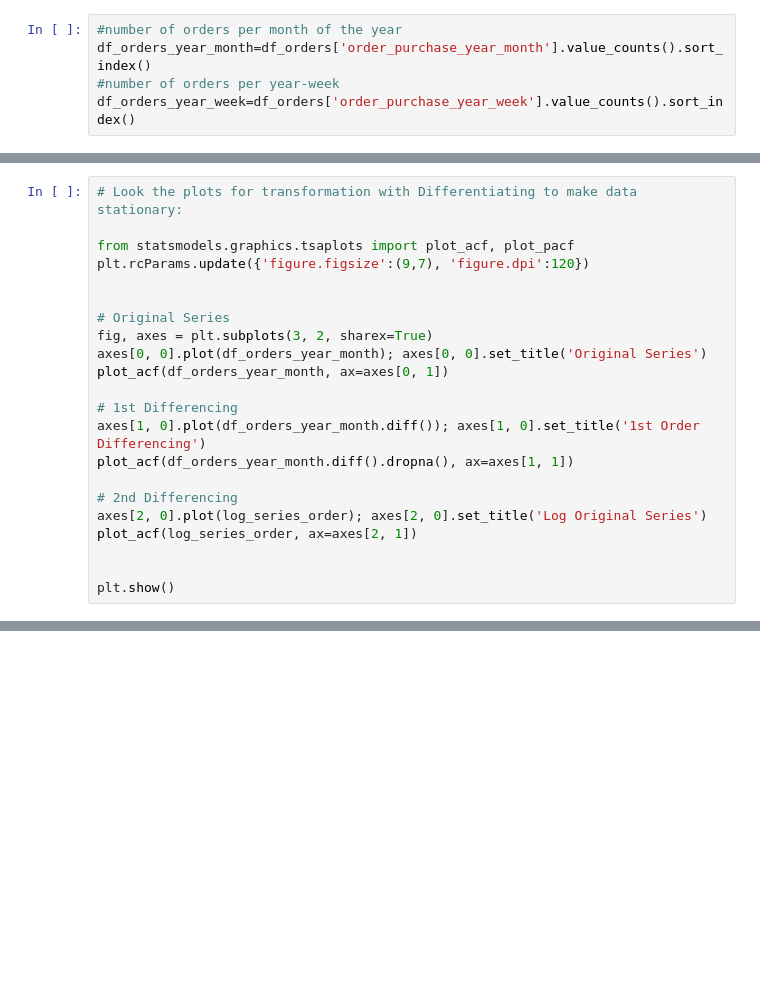
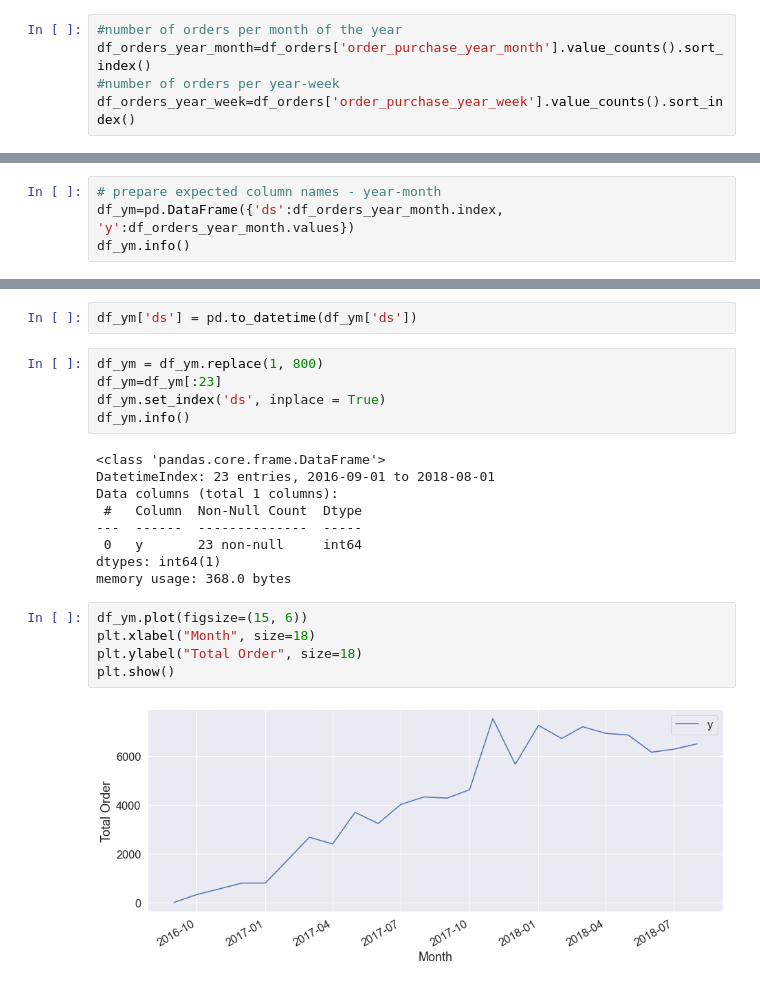
Before and after one commit to matusalemcassim/stack-labs, a Jupyter notebook: OLIST (1).ipynb, the cells around one changed output, grey strips where cells are left out. Saved outputs shown, nothing was run; the diff lists cells and outputs as text; blank space fills up the shorter version.

```diff
--- a/OLIST (1).ipynb
+++ b/OLIST (1).ipynb
@@ -932,22 +626,0 @@ Clearly, the best option regarding this dataset is to apply log tansformation an
-# %%
-# Look the plots for transformation with Differentiating to make data stationary:
-
-from statsmodels.graphics.tsaplots import plot_acf, plot_pacf
-plt.rcParams.update({'figure.figsize':(9,7), 'figure.dpi':120})
-
-
-# Original Series
-fig, axes = plt.subplots(3, 2, sharex=True)
-axes[0, 0].plot(df_orders_year_month); axes[0, 0].set_title('Original Series')
-plot_acf(df_orders_year_month, ax=axes[0, 1])
-
-# 1st Differencing
-axes[1, 0].plot(df_orders_year_month.diff()); axes[1, 0].set_title('1st Order Differencing')
-plot_acf(df_orders_year_month.diff().dropna(), ax=axes[1, 1])
-
-# 2nd Differencing
-axes[2, 0].plot(log_series_order); axes[2, 0].set_title('Log Original Series')
-plot_acf(log_series_order, ax=axes[2, 1])
-
-
-plt.show()
@@ -1367,0 +649,4 @@ https://github.com/Pedro-Prestes/learning/blob/master/Aula_010_S%C3%A9ries_Tempo
+# %%
+# prepare expected column names - year-month
+df_ym=pd.DataFrame({'ds':df_orders_year_month.index, 'y':df_orders_year_month.values})
+df_ym.info()
@@ -1367,0 +663,23 @@ https://github.com/Pedro-Prestes/learning/blob/master/Aula_010_S%C3%A9ries_Tempo
+# %%
+df_ym['ds'] = pd.to_datetime(df_ym['ds'])
+# %%
+df_ym = df_ym.replace(1, 800)
+df_ym=df_ym[:23]
+df_ym.set_index('ds', inplace = True)
+df_ym.info()
+# %% [output]
+<class 'pandas.core.frame.DataFrame'>
+DatetimeIndex: 23 entries, 2016-09-01 to 2018-08-01
+Data columns (total 1 columns):
+ #   Column  Non-Null Count  Dtype
+---  ------  --------------  -----
+ 0   y       23 non-null     int64
+dtypes: int64(1)
+memory usage: 368.0 bytes
+# %%
+df_ym.plot(figsize=(15, 6))
+plt.xlabel("Month", size=18)
+plt.ylabel("Total Order", size=18)
+plt.show()
+# %% [output]
+[figure, added]
```
Also changed, not shown: parts of 176 cells of this notebook.
